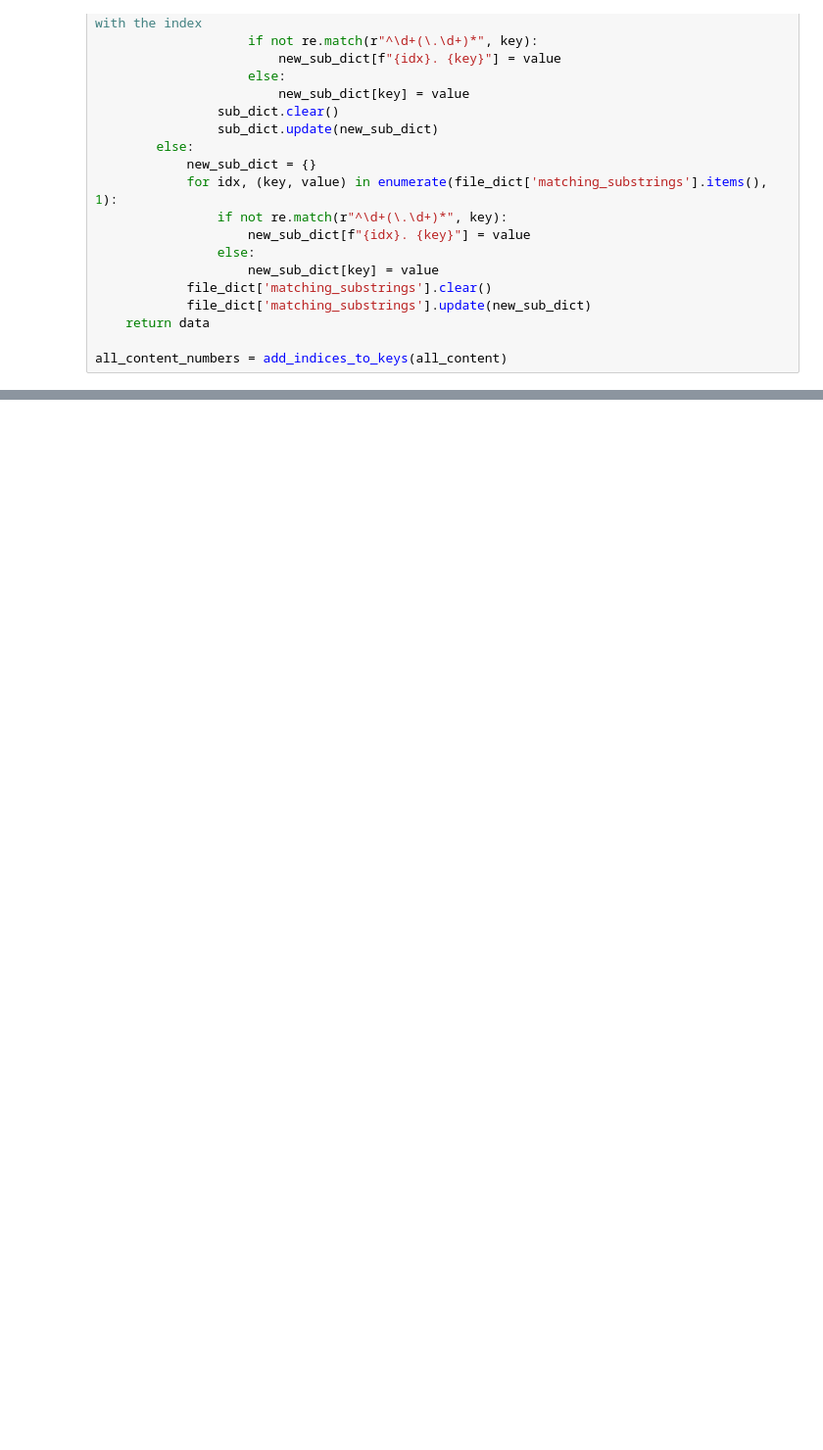
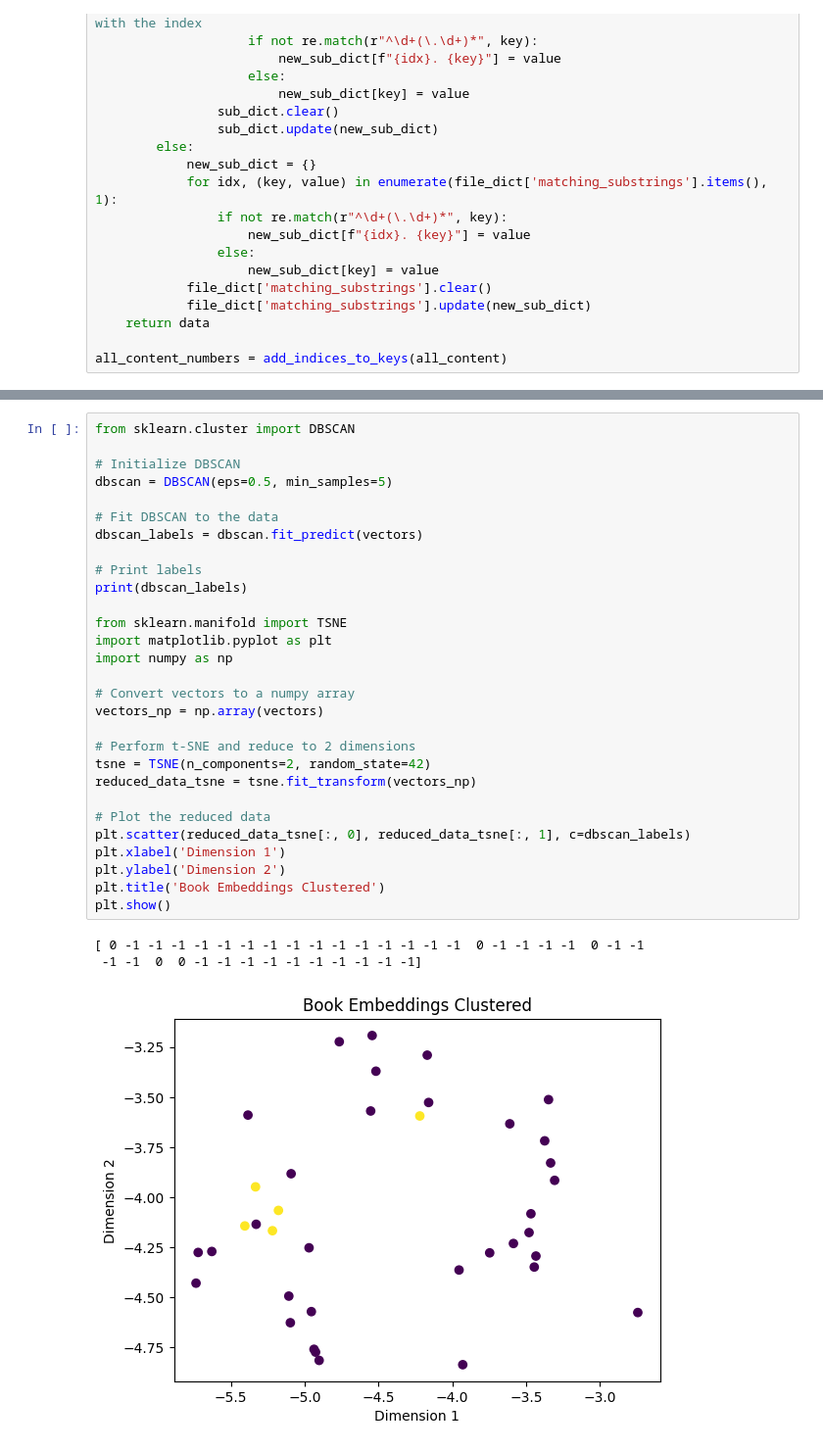
Before and after one commit to SergioNietoP/closeAI, a Jupyter notebook: Examples/content_generation/finals/get_chapters_pdf.ipynb, the cells around one changed output, grey strips where cells are left out. Shown at 98% size. Saved outputs shown, nothing was run; the diff lists cells and outputs as text; blank space fills up the shorter version.

```diff
--- a/Examples/content_generation/finals/get_chapters_pdf.ipynb
+++ b/Examples/content_generation/finals/get_chapters_pdf.ipynb
@@ -272,0 +369,33 @@ pp.pprint(all_content_numbers)
+# %%
+from sklearn.cluster import DBSCAN
+
+# Initialize DBSCAN
+dbscan = DBSCAN(eps=0.5, min_samples=5)
+
+# Fit DBSCAN to the data
+dbscan_labels = dbscan.fit_predict(vectors)
+
+# Print labels
+print(dbscan_labels)
+
+from sklearn.manifold import TSNE
+import matplotlib.pyplot as plt
+import numpy as np
+
+# Convert vectors to a numpy array
+vectors_np = np.array(vectors)
+
+# Perform t-SNE and reduce to 2 dimensions
+tsne = TSNE(n_components=2, random_state=42)
+reduced_data_tsne = tsne.fit_transform(vectors_np)
+
+# Plot the reduced data
+plt.scatter(reduced_data_tsne[:, 0], reduced_data_tsne[:, 1], c=dbscan_labels)
+plt.xlabel('Dimension 1')
+plt.ylabel('Dimension 2')
+plt.title('Book Embeddings Clustered')
+plt.show()
+# %% [output]
+[ 0 -1 -1 -1 -1 -1 -1 -1 -1 -1 -1 -1 -1 -1 -1 -1  0 -1 -1 -1 -1  0 -1 -1
+ -1 -1  0  0 -1 -1 -1 -1 -1 -1 -1 -1 -1 -1]
+[figure, added]
```
Also changed, not shown: parts of 19 cells of this notebook.
